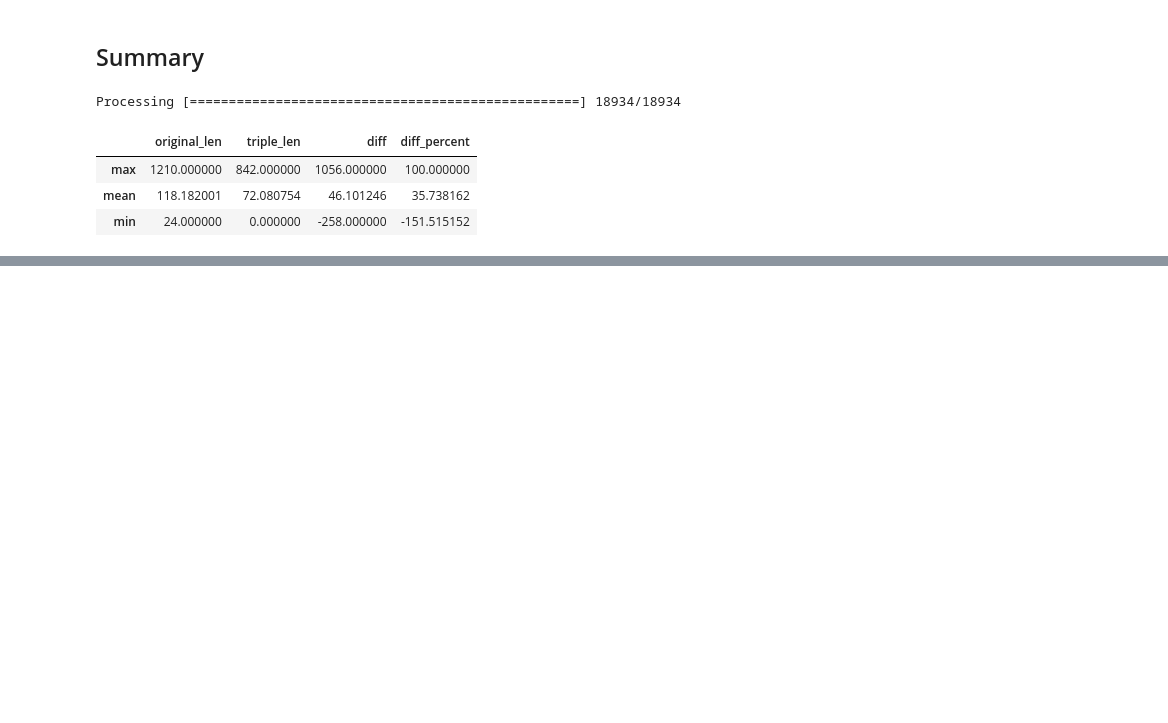
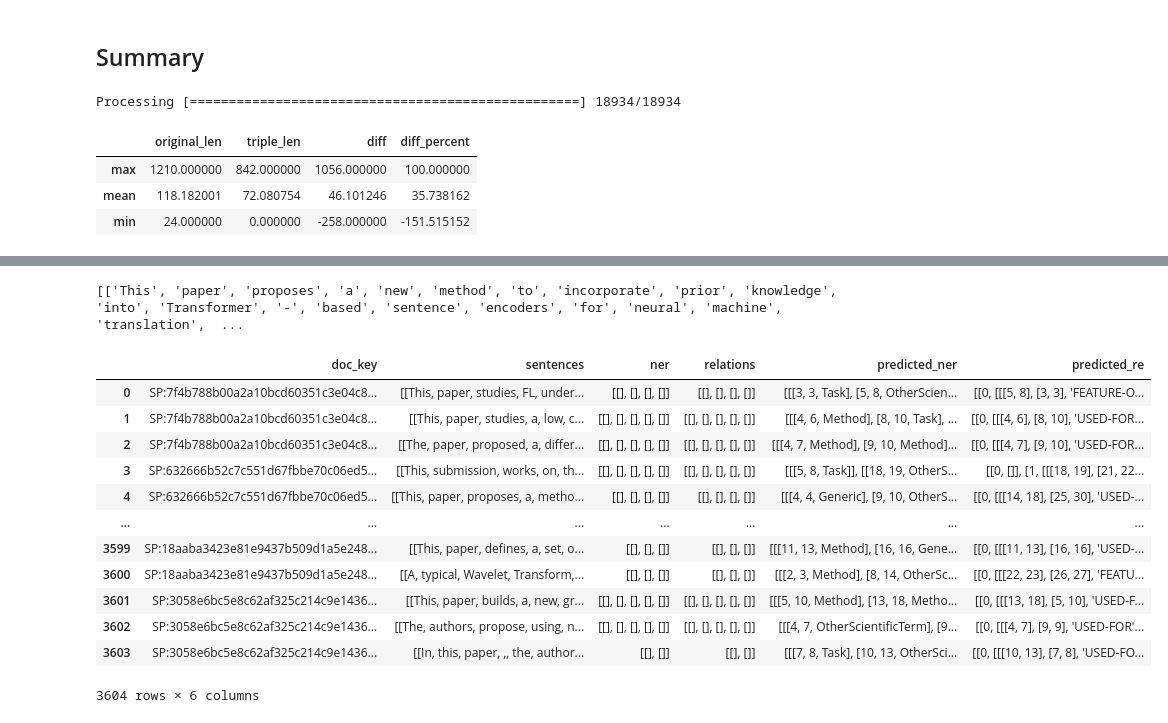
Before and after one commit to Thetang-145/My_Thesis_Playground, a Jupyter notebook: PL-Marker/_visualizeTriple.ipynb, the cells around one changed output, grey strips where cells are left out. Cells and saved outputs as stored; diff of their text form; code cells hidden in the pictures; blank space fills up the shorter version.

Commit message:
extract KG from generated summary

```diff
--- a/PL-Marker/_visualizeTriple.ipynb
+++ b/PL-Marker/_visualizeTriple.ipynb
@@ -850,0 +951,12 @@ len_sum_df.describe().loc[["max", "mean", "min"]]
+# %%
+def load_refKG():
+    filepath = "_scire_models/MuP/summary/val_re.json"
+    with open(filepath, 'r') as json_file:
+        json_list = list(json_file)
+    return [json.loads(json_str) for json_str in json_list]
+
+def evaluate(gen):
+    drop_col = ["sentences", "ner", "relations", "predicted_re"]
+    ref = pd.DataFrame(load_refKG()).drop(drop_col, axis=1).rename(columns={"predicted_ner": "ref_ner"})
+    gen = gen.drop(drop_col, axis=1).rename(columns={"predicted_ner": "gen_ner"})
+    return pd.merge(gen, ref, on='doc_key', how='outer')
@@ -850,0 +979,22 @@ len_sum_df.describe().loc[["max", "mean", "min"]]
+# %%
+df = pd.DataFrame(result_list)
+print(df['sentences'][4])
+# %% [output]
+[['This', 'paper', 'proposes', 'a', 'new', 'method', 'to', 'incorporate', 'prior', 'knowledge', 'into', 'Transformer', '-', 'based', 'sentence', 'encoders', 'for', 'neural', 'machine', 'translation',  ...
+# %%
+ref = pd.DataFrame(load_refKG()).drop(drop_col, axis=1).rename(columns={"predicted_ner": "ref_ner"})
+ref
+# %% [output]
+|  | doc_key | sentences | ner | relations | predicted_ner | predicted_re |
+| 0 | SP:7f4b788b00a2a10bcd60351c3e04c8... | [[This, paper, studies, FL, under... | [[], [], [], []] | [[], [], [], []] | [[[3, 3, Task], [5, 8, OtherScien... | [[0, [[[5, 8], [3, 3], 'FEATURE-O... |
+| 1 | SP:7f4b788b00a2a10bcd60351c3e04c8... | [[This, paper, studies, a, low, c... | [[], [], [], [], []] | [[], [], [], [], []] | [[[4, 6, Method], [8, 10, Task], ... | [[0, [[[4, 6], [8, 10], 'USED-FOR... |
+| 2 | SP:7f4b788b00a2a10bcd60351c3e04c8... | [[The, paper, proposed, a, differ... | [[], [], [], [], []] | [[], [], [], [], []] | [[[4, 7, Method], [9, 10, Method]... | [[0, [[[4, 7], [9, 10], 'USED-FOR... |
+| 3 | SP:632666b52c7c551d67fbbe70c06ed5... | [[This, submission, works, on, th... | [[], [], [], [], []] | [[], [], [], [], []] | [[[5, 8, Task]], [[18, 19, OtherS... | [[0, []], [1, [[[18, 19], [21, 22... |
+| 4 | SP:632666b52c7c551d67fbbe70c06ed5... | [[This, paper, proposes, a, metho... | [[], [], [], []] | [[], [], [], []] | [[[4, 4, Generic], [9, 10, OtherS... | [[0, [[[14, 18], [25, 30], 'USED-... |
+| ... | ... | ... | ... | ... | ... | ... |
+| 3599 | SP:18aaba3423e81e9437b509d1a5e248... | [[This, paper, defines, a, set, o... | [[], [], []] | [[], [], []] | [[[11, 13, Method], [16, 16, Gene... | [[0, [[[11, 13], [16, 16], 'USED-... |
+| 3600 | SP:18aaba3423e81e9437b509d1a5e248... | [[A, typical, Wavelet, Transform,... | [[], [], []] | [[], [], []] | [[[2, 3, Method], [8, 14, OtherSc... | [[0, [[[22, 23], [26, 27], 'FEATU... |
+| 3601 | SP:3058e6bc5e8c62af325c214c9e1436... | [[This, paper, builds, a, new, gr... | [[], [], [], [], []] | [[], [], [], [], []] | [[[5, 10, Method], [13, 18, Metho... | [[0, [[[13, 18], [5, 10], 'USED-F... |
+| 3602 | SP:3058e6bc5e8c62af325c214c9e1436... | [[The, authors, propose, using, n... | [[], [], [], [], []] | [[], [], [], [], []] | [[[4, 7, OtherScientificTerm], [9... | [[0, [[[4, 7], [9, 9], 'USED-FOR'... |
+| 3603 | SP:3058e6bc5e8c62af325c214c9e1436... | [[In, this, paper, ,, the, author... | [[], []] | [[], []] | [[[7, 8, Task], [10, 13, OtherSci... | [[0, [[[10, 13], [7, 8], 'USED-FO... |
+3604 rows × 6 columns
```
Also changed, not shown: parts of 9 cells of this notebook, 32 other files.
